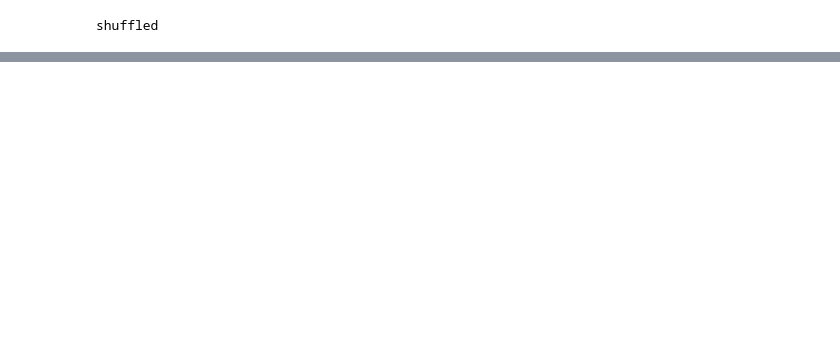
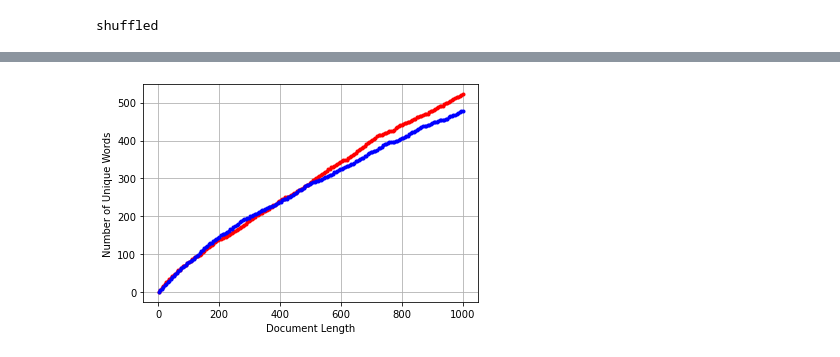
Before and after one commit to kaisardauletbek/NLP-Research, a Jupyter notebook: tokenization.ipynb, the cells around one changed output, grey strips where cells are left out. Cells and saved outputs as stored; diff of their text form; code cells hidden in the pictures; blank space fills up the shorter version.

```diff
--- a/tokenization.ipynb
+++ b/tokenization.ipynb
@@ -20,6 +20,7 @@ for i in length:
 print(tot_length)
 #print(text)
 all_text = ' '.join(text)
+all_text = all_text.lower()
 #preparing text
 # %% [output]
 3354760
@@ -100,3 +84,0 @@ corresponding number of distinct words:[1, 325, 595, 830, 1076, 1306, 1505, 1696
-# %%
-words = tokenized_txt[:85011]
-len(words)
@@ -115,0 +125,12 @@ corresponding number of distinct words:[1, 325, 595, 830, 1076, 1306, 1505, 1696
+# %%
+from matplotlib import pyplot as plt
+"number of words in a function of distinct words"
+plt.plot(words_num, distinct_words_num,'r.') # - test
+plt.plot(gen_words_num, gen_distinct_words_num,'b.') # - generated
+plt.xlabel('Document Length')
+plt.ylabel('Number of Unique Words')
+plt.gcf().axes[0].xaxis.get_major_formatter().set_scientific(False)
+plt.grid()
+#Comparison Graph - not shuffled
+# %% [output]
+[figure, added]
```
Also changed, not shown: parts of 52 cells of this notebook.
